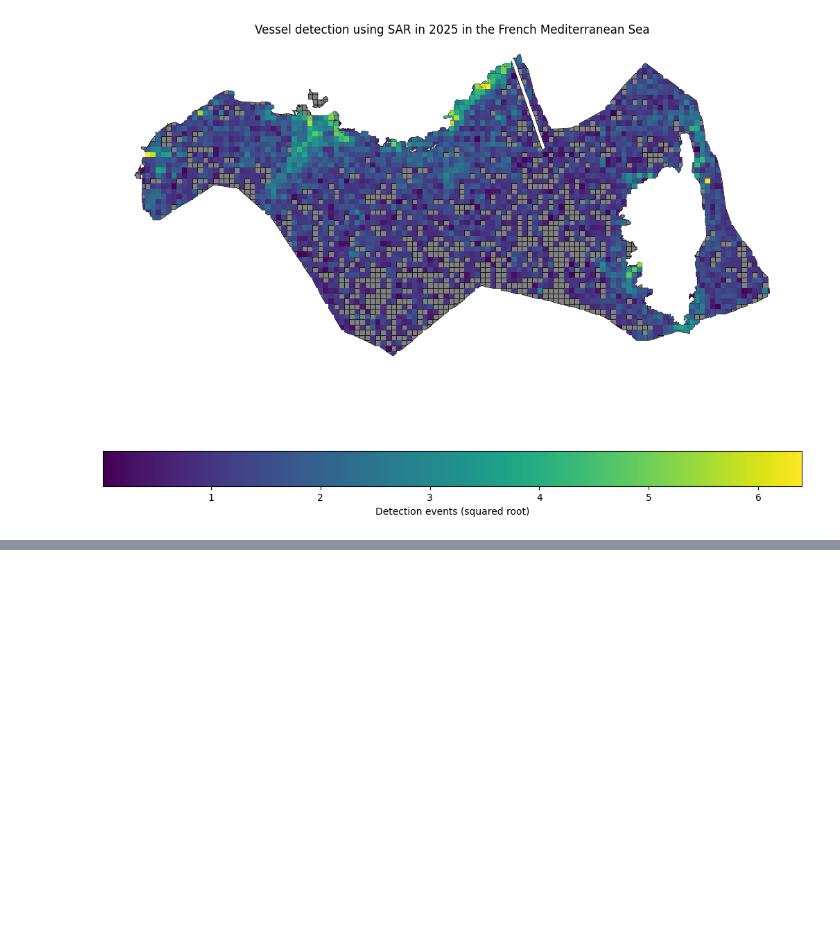
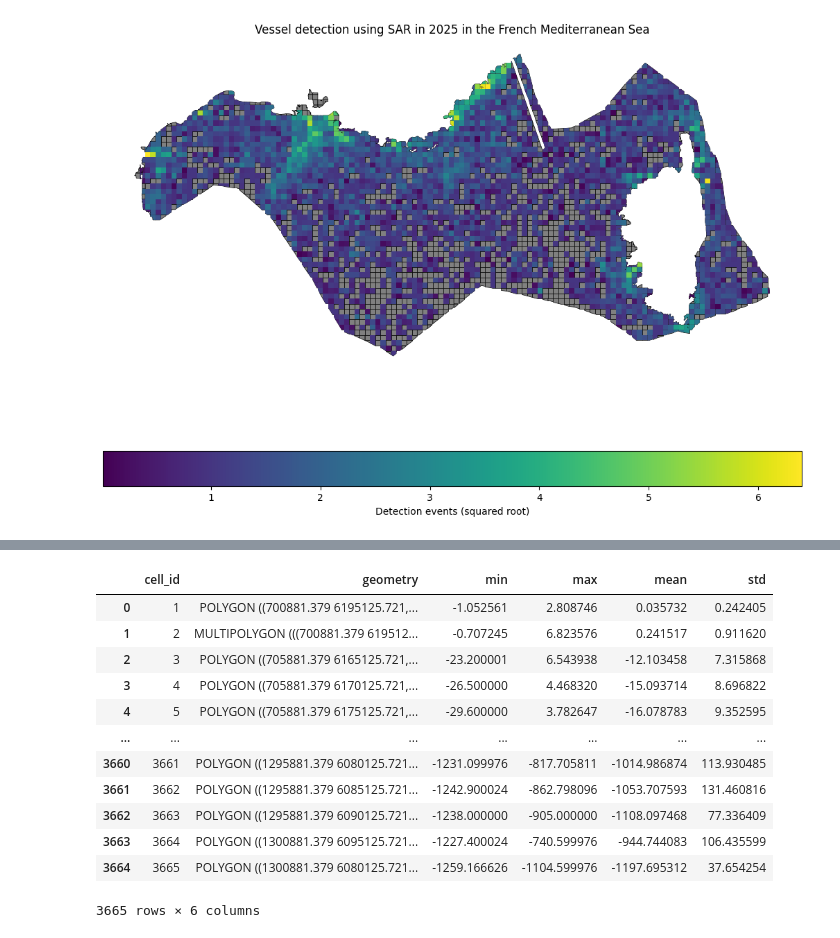
Before and after one commit to augustinlafond/marine-praxis, a Jupyter notebook: notebooks/create_grid.ipynb, the cells around one changed output, grey strips where cells are left out. Cells and saved outputs as stored; diff of their text form; code cells hidden in the pictures; blank space fills up the shorter version.

```diff
--- a/notebooks/create_grid.ipynb
+++ b/notebooks/create_grid.ipynb
@@ -438,0 +646,16 @@ sar_detection.drop(columns="detections_sqrt").to_postgis("sar_vessel_detection_f
+# %%
+bathymetry
+# %% [output]
+|  | cell_id | geometry | min | max | mean | std |
+| 0 | 1 | POLYGON ((700881.379 6195125.721,... | -1.052561 | 2.808746 | 0.035732 | 0.242405 |
+| 1 | 2 | MULTIPOLYGON (((700881.379 619512... | -0.707245 | 6.823576 | 0.241517 | 0.911620 |
+| 2 | 3 | POLYGON ((705881.379 6165125.721,... | -23.200001 | 6.543938 | -12.103458 | 7.315868 |
+| 3 | 4 | POLYGON ((705881.379 6170125.721,... | -26.500000 | 4.468320 | -15.093714 | 8.696822 |
+| 4 | 5 | POLYGON ((705881.379 6175125.721,... | -29.600000 | 3.782647 | -16.078783 | 9.352595 |
+| ... | ... | ... | ... | ... | ... | ... |
+| 3660 | 3661 | POLYGON ((1295881.379 6080125.721... | -1231.099976 | -817.705811 | -1014.986874 | 113.930485 |
+| 3661 | 3662 | POLYGON ((1295881.379 6085125.721... | -1242.900024 | -862.798096 | -1053.707593 | 131.460816 |
+| 3662 | 3663 | POLYGON ((1295881.379 6090125.721... | -1238.000000 | -905.000000 | -1108.097468 | 77.336409 |
+| 3663 | 3664 | POLYGON ((1300881.379 6095125.721... | -1227.400024 | -740.599976 | -944.744083 | 106.435599 |
+| 3664 | 3665 | POLYGON ((1300881.379 6080125.721... | -1259.166626 | -1104.599976 | -1197.695312 | 37.654254 |
+3665 rows × 6 columns
```
Also changed, not shown: parts of 39 cells of this notebook, 1 other file.
